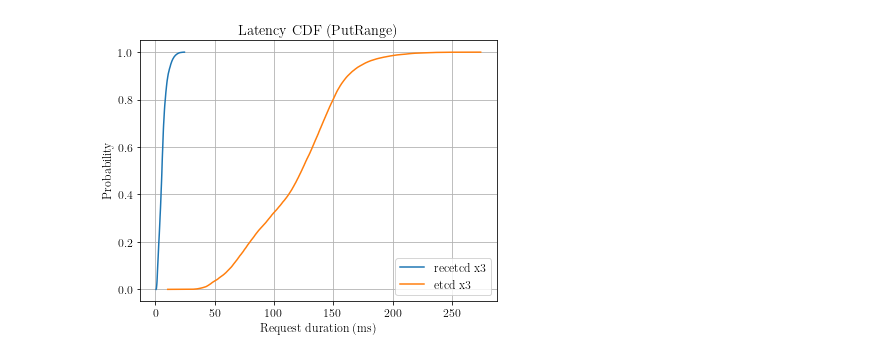
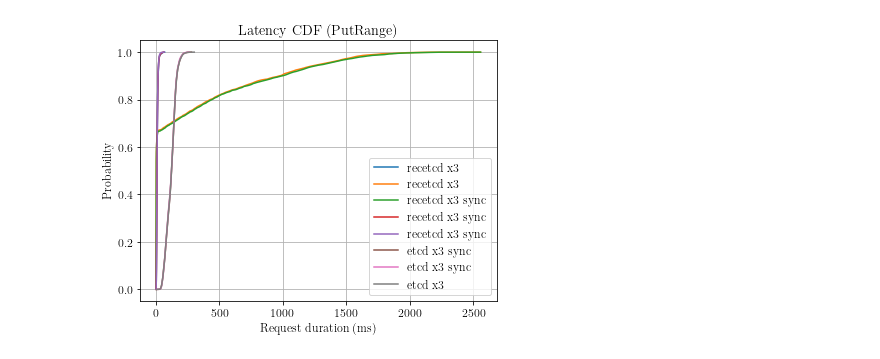
Before and after one commit to jeffa5/mergeable-etcd, a Jupyter notebook: experiments/distributed-bencher/analysis.ipynb, the cells around one changed output. Drawn from its saved outputs; the diff is of its cells as text; code cells hidden in the pictures.

Commit message:
Add sync support for recetcd

```diff
--- a/experiments/distributed-bencher/analysis.ipynb
+++ b/experiments/distributed-bencher/analysis.ipynb
@@ -59,10 +71,8 @@ loaded 2
 # %%
 import pandas as pd
 
-for (k, v) in timings.items():
-    print(k)
-    print("Latencies")
-    series = pd.Series(v["latencies"])
-    print(series.describe())
-    print()
+l = {k:v["latencies"] for (k,v) in timings.items()}
+
+series = pd.DataFrame(l)
+series.describe()
 # %% [output]
@@ -172,7 +169,6 @@ plt.rcParams.update({
 })
 
 def plot_cdf(bench_type, cluster_size, show_sync = True):
-
     f = plt.figure()
     f.set_figwidth(6.4 * 1)
     f.set_figheight(4.8 * 1)
@@ -192,17 +188,19 @@ def plot_cdf(bench_type, cluster_size, show_sync = True):
             else:
                 print("unmatched image name:", config["image_name"])
 
-            if "--sync" in config["extra_args"] and not show_sync:
+            sync = config["sync"]
+
+            if sync and not show_sync:
                 continue
-
-            sync = " sync" if "--sync" in config["extra_args"] else ""
 
             latencies = v["latencies"]
             latencies.sort()
             size = len(latencies)
             ys = np.array(range(size))/ float(size)
 
-            plt.plot(latencies, ys, label=f"{image} x{cluster_size}{sync}")
+            sync_string = " sync" if sync else ""
+
+            plt.plot(latencies, ys, label=f"{image} x{cluster_size}{sync_string}")
 
     plt.grid()
     plt.title(f"Latency CDF ({bench_type})")
@@ -219,9 +219,9 @@ plot_cdf("PutSingle", 1)
 # %%
 plot_cdf("PutRandom", 1)
 # %%
-plot_cdf("PutRange", 3, show_sync = False)
+plot_cdf("PutRange", 3)
 # %% [output]
-[figure, old version]
+[figure, new version]
 # %%
 plot_cdf("PutSingle", 3, show_sync = False)
 # %%
```
Also changed, not shown: parts of 10 cells of this notebook, 5 other files.
